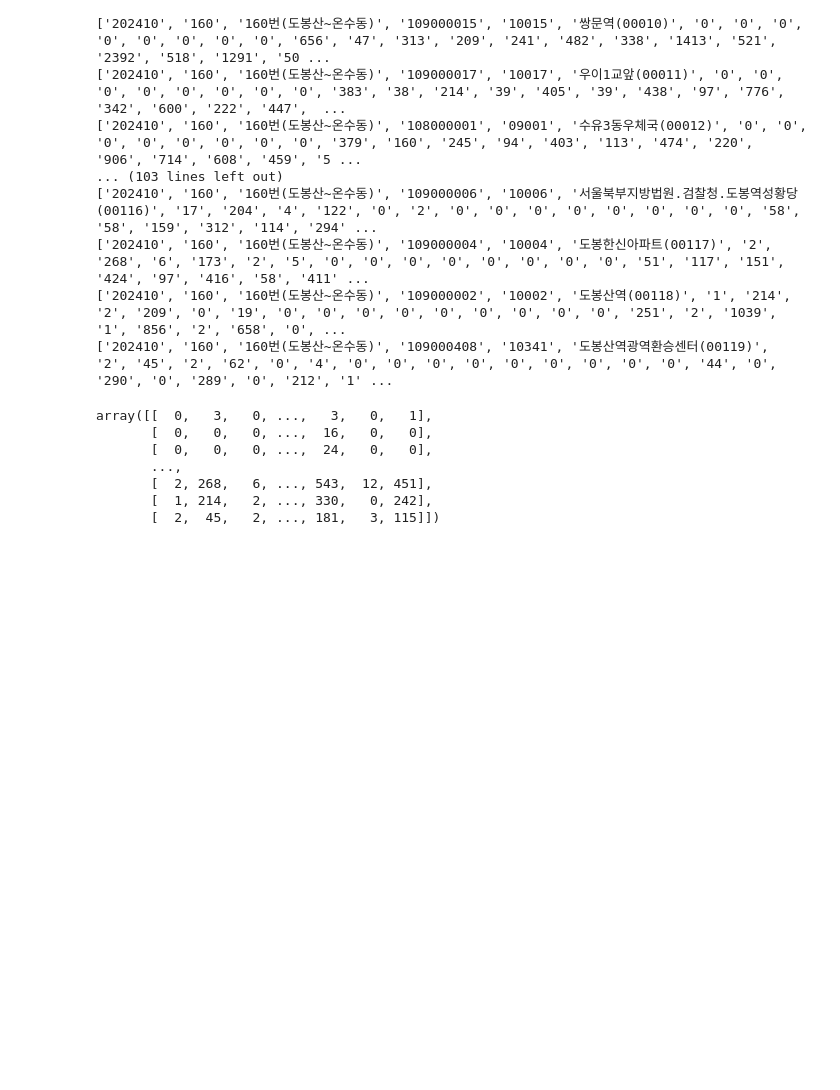
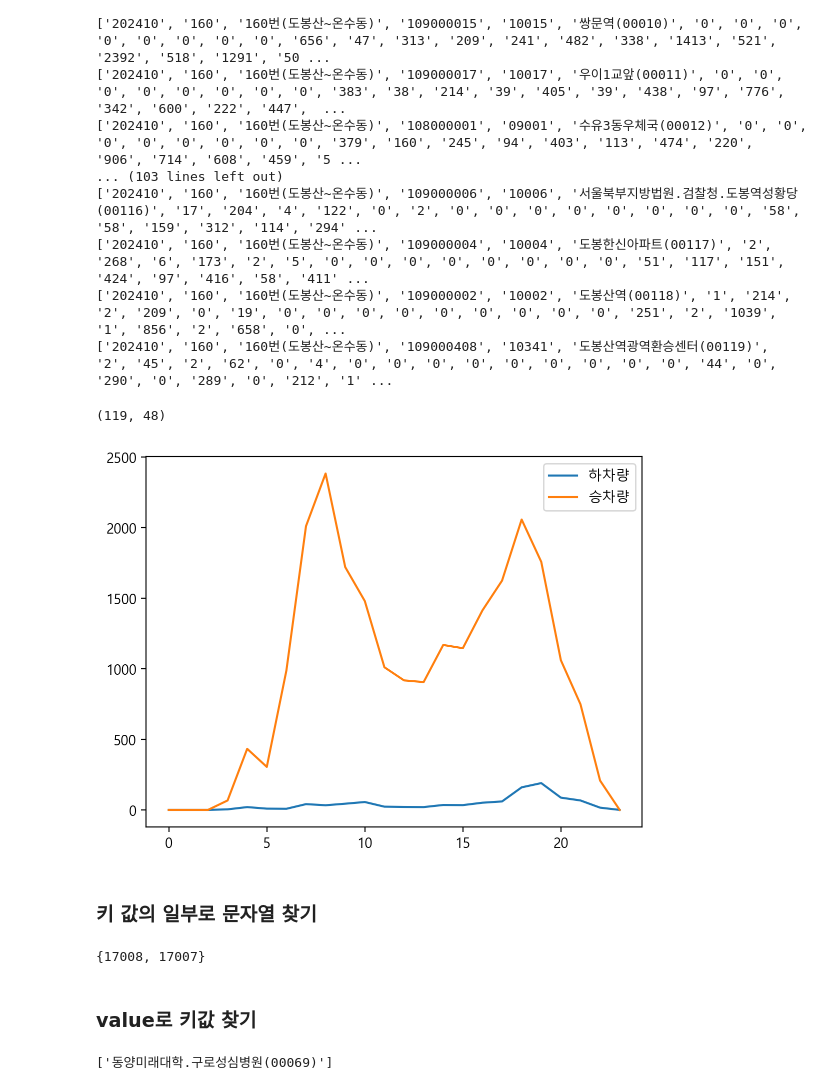
Before and after one commit to yesung05/24-DA-TeamWork, a Jupyter notebook: DA_main.ipynb, the cells around one changed output. Saved outputs shown, nothing was run; the diff lists cells and outputs as text; code cells hidden in the pictures; blank space fills up the shorter version.

```diff
--- a/DA_main.ipynb
+++ b/DA_main.ipynb
@@ -247,13 +247,42 @@ for key, values in busdict.items():
 
     # 리스트를 numpy 배열로 변환하여 busdict에 할당
     BusAryDict[key] = np.array(new_values)
-# %%
-BusAryDict['160']
-# %% [output]
-array([[  0,   3,   0, ...,   3,   0,   1],
-       [  0,   0,   0, ...,  16,   0,   0],
-       [  0,   0,   0, ...,  24,   0,   0],
-       ...,
-       [  2, 268,   6, ..., 543,  12, 451],
-       [  1, 214,   2, ..., 330,   0, 242],
-       [  2,  45,   2, ..., 181,   3, 115]])
+# %%
+print(BusAryDict['160'].shape) #119개의 정류장, 48개의 시간
+# %% [output]
+(119, 48)
+# %%
+import matplotlib.pyplot as plt
+
+plt.plot(range(24), BusAryDict['160'][1][1::2], label = '하차량')
+plt.plot(range(24), BusAryDict['160'][1][0::2], label = '승차량')
+plt.legend()
+plt.show()
+# %% [output]
+[figure, added]
+# %% [markdown]
+### 키 값의 일부로 문자열 찾기
+# %%
+# 키 값의 일부로 찾을 문자열
+search_key = '동양미래대학'
+
+# 키 값의 일부로 키 선택하기
+selected_keys = {value for key, value in StationKorean['160'].items() if search_key in key}
+
+# 결과 출력
+print(selected_keys)
+# %% [output]
+{17008, 17007}
+# %% [markdown]
+### value로 키값 찾기
+# %%
+# 예제 딕셔너리
+search_value = 17008
+
+# 값을 기준으로 키를 찾기
+keys_with_value = [key for key, value in StationKorean['160'].items() if value == search_value]
+
+# 결과 출력
+print(keys_with_value)
+# %% [output]
+['동양미래대학.구로성심병원(00069)']
```
